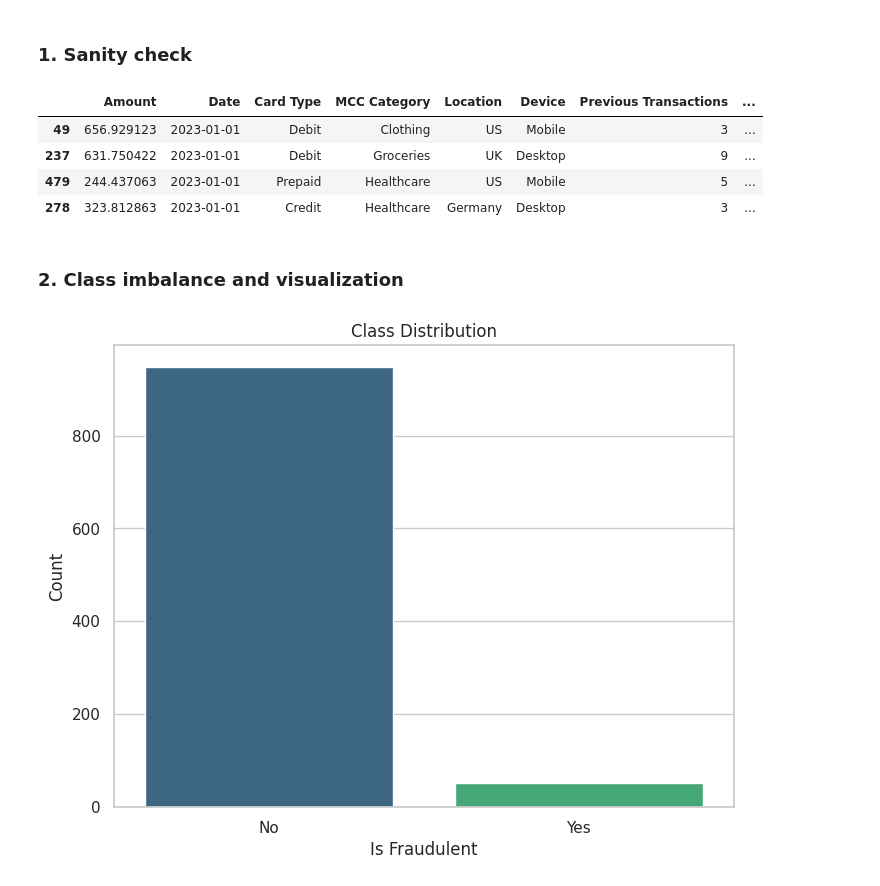
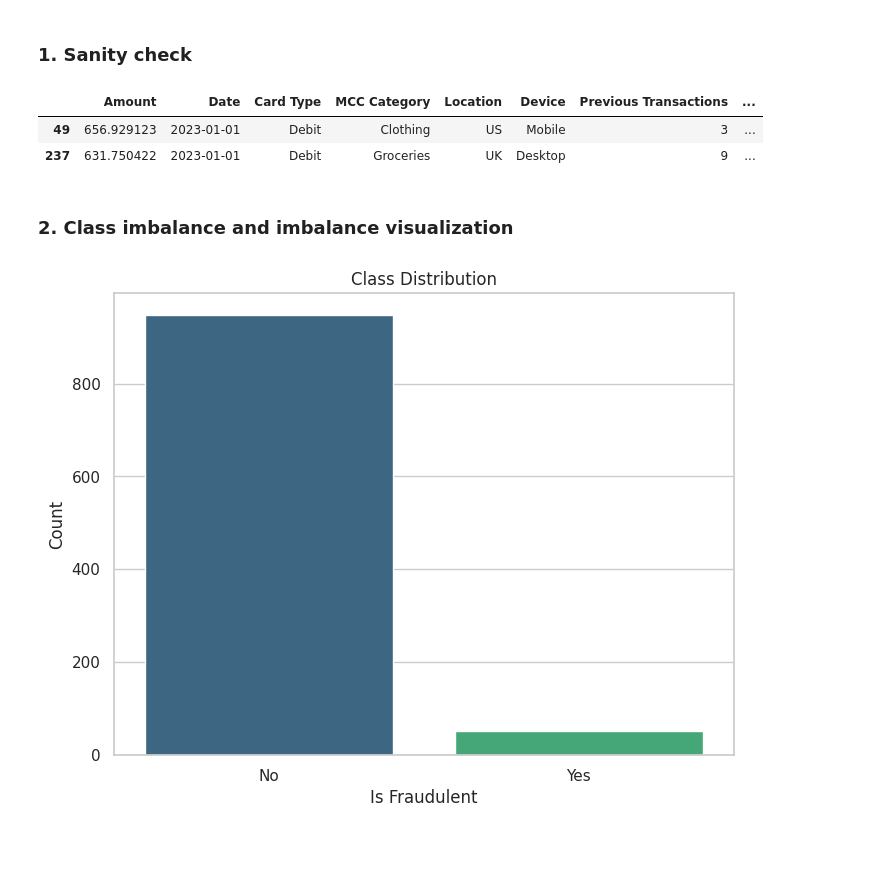
Before and after one commit to vatsaaa/mtech, a Jupyter notebook: semester_1/03_assignments/ml/Group21_Financial_Transactions_Dataset.ipynb, the cells around one changed output. Saved outputs shown, nothing was run; the diff lists cells and outputs as text; code cells hidden in the pictures; blank space fills up the shorter version.

```diff
--- a/semester_1/03_assignments/ml/Group21_Financial_Transactions_Dataset.ipynb
+++ b/semester_1/03_assignments/ml/Group21_Financial_Transactions_Dataset.ipynb
@@ -83,17 +91,15 @@ df.sort_values(by=["Date", "Time of Day"], ascending = True, inplace = True)
 # %%
 """
 1. Print 2 rows for sanity check to identify all the features
 present in the dataset and if the target matches with them
 """
-df.head(4)
+df.head(2)
 # %% [output]
 |  | Amount | Date | Card Type | MCC Category | Location | Device | Previous Transactions | ... |
 | 49 | 656.929123 | 2023-01-01 | Debit | Clothing | US | Mobile | 3 | ... |
 | 237 | 631.750422 | 2023-01-01 | Debit | Groceries | UK | Desktop | 9 | ... |
-| 479 | 244.437063 | 2023-01-01 | Prepaid | Healthcare | US | Mobile | 5 | ... |
-| 278 | 323.812863 | 2023-01-01 | Credit | Healthcare | Germany | Desktop | 3 | ... |
 # %% [markdown]
-### 2. Class imbalance and visualization
+### 2. Class imbalance and imbalance visualization
 # %%
 """
 2. Comment on the class imbalance with appropriate visualisation
```
Also changed, not shown: parts of 33 cells of this notebook.
